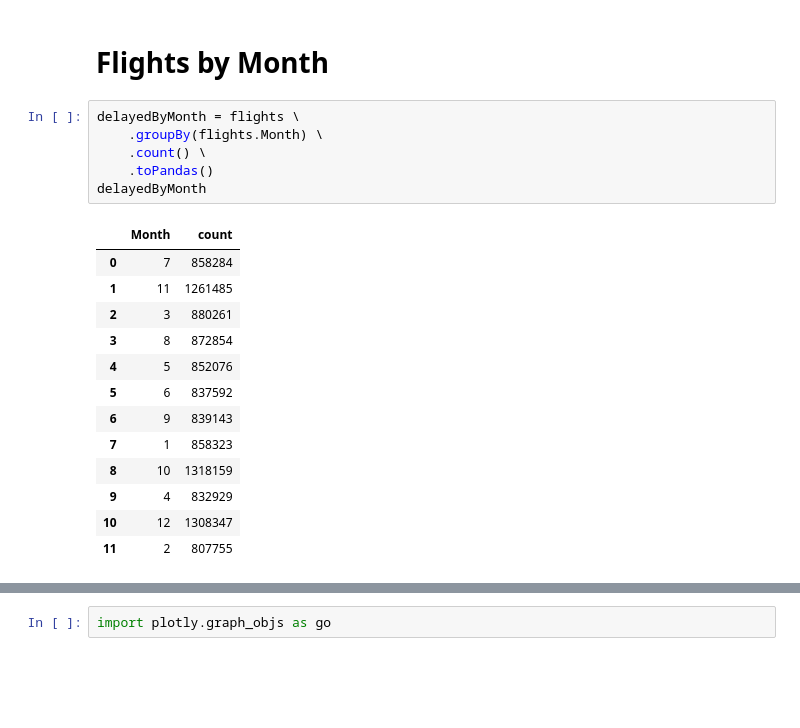
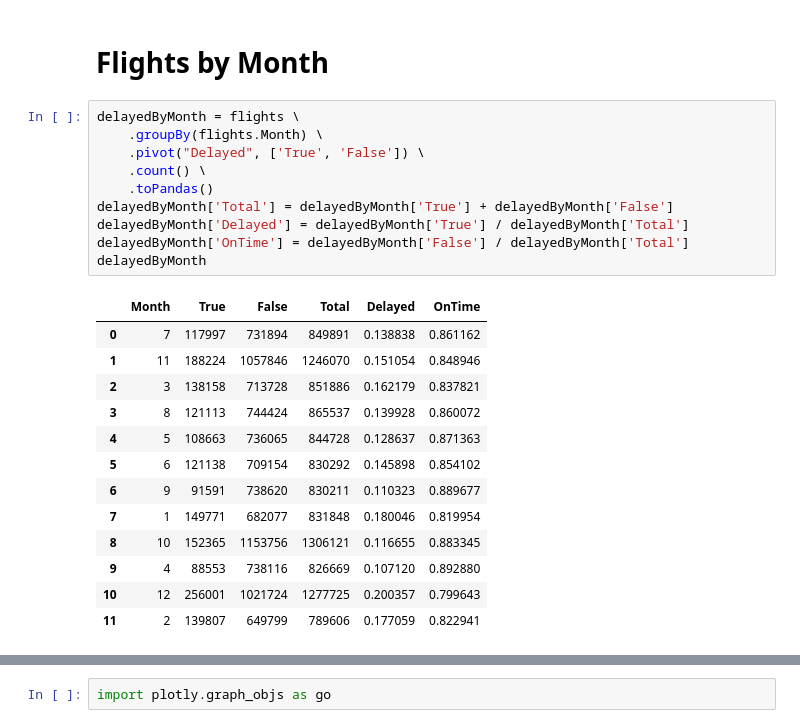
Before and after one commit to geraudster/airport-ml, a Jupyter notebook: src/main/notebooks/Python Exploration Notebook.ipynb, the cells around one changed output, grey strips where cells are left out. Cells and saved outputs as stored; diff of their text form; blank space fills up the shorter version.

```diff
--- a/src/main/notebooks/Python Exploration Notebook.ipynb
+++ b/src/main/notebooks/Python Exploration Notebook.ipynb
@@ -133,23 +130,27 @@ delayedByYear[['Year', 'Delayed', 'OnTime']].iplot(x='Year', kind='bar', barmode
 [interactive output not drawn]
 # %% [markdown]
 # Flights by Month
-# %%
-delayedByMonth = flights \
-    .groupBy(flights.Month) \
-    .count() \
-    .toPandas()
-delayedByMonth
-# %% [output]
-|  | Month | count |
-| 0 | 7 | 858284 |
-| 1 | 11 | 1261485 |
-| 2 | 3 | 880261 |
-| 3 | 8 | 872854 |
-| 4 | 5 | 852076 |
-| 5 | 6 | 837592 |
-| 6 | 9 | 839143 |
-| 7 | 1 | 858323 |
-| 8 | 10 | 1318159 |
-| 9 | 4 | 832929 |
-| 10 | 12 | 1308347 |
-| 11 | 2 | 807755 |
+# %%
+delayedByMonth = flights \
+    .groupBy(flights.Month) \
+    .pivot("Delayed", ['True', 'False']) \
+    .count() \
+    .toPandas()
+delayedByMonth['Total'] = delayedByMonth['True'] + delayedByMonth['False']
+delayedByMonth['Delayed'] = delayedByMonth['True'] / delayedByMonth['Total']
+delayedByMonth['OnTime'] = delayedByMonth['False'] / delayedByMonth['Total']
+delayedByMonth
+# %% [output]
+|  | Month | True | False | Total | Delayed | OnTime |
+| 0 | 7 | 117997 | 731894 | 849891 | 0.138838 | 0.861162 |
+| 1 | 11 | 188224 | 1057846 | 1246070 | 0.151054 | 0.848946 |
+| 2 | 3 | 138158 | 713728 | 851886 | 0.162179 | 0.837821 |
+| 3 | 8 | 121113 | 744424 | 865537 | 0.139928 | 0.860072 |
+| 4 | 5 | 108663 | 736065 | 844728 | 0.128637 | 0.871363 |
+| 5 | 6 | 121138 | 709154 | 830292 | 0.145898 | 0.854102 |
+| 6 | 9 | 91591 | 738620 | 830211 | 0.110323 | 0.889677 |
+| 7 | 1 | 149771 | 682077 | 831848 | 0.180046 | 0.819954 |
+| 8 | 10 | 152365 | 1153756 | 1306121 | 0.116655 | 0.883345 |
+| 9 | 4 | 88553 | 738116 | 826669 | 0.107120 | 0.892880 |
+| 10 | 12 | 256001 | 1021724 | 1277725 | 0.200357 | 0.799643 |
+| 11 | 2 | 139807 | 649799 | 789606 | 0.177059 | 0.822941 |
```
Also changed, not shown: parts of 17 cells of this notebook, 1 other file.
